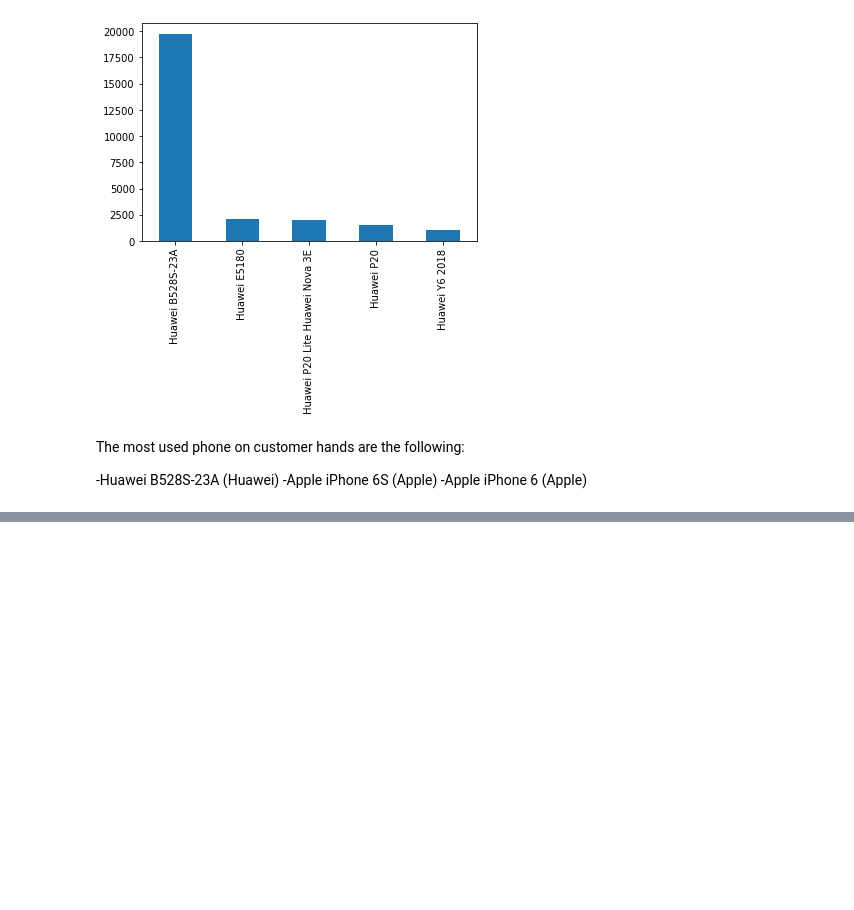
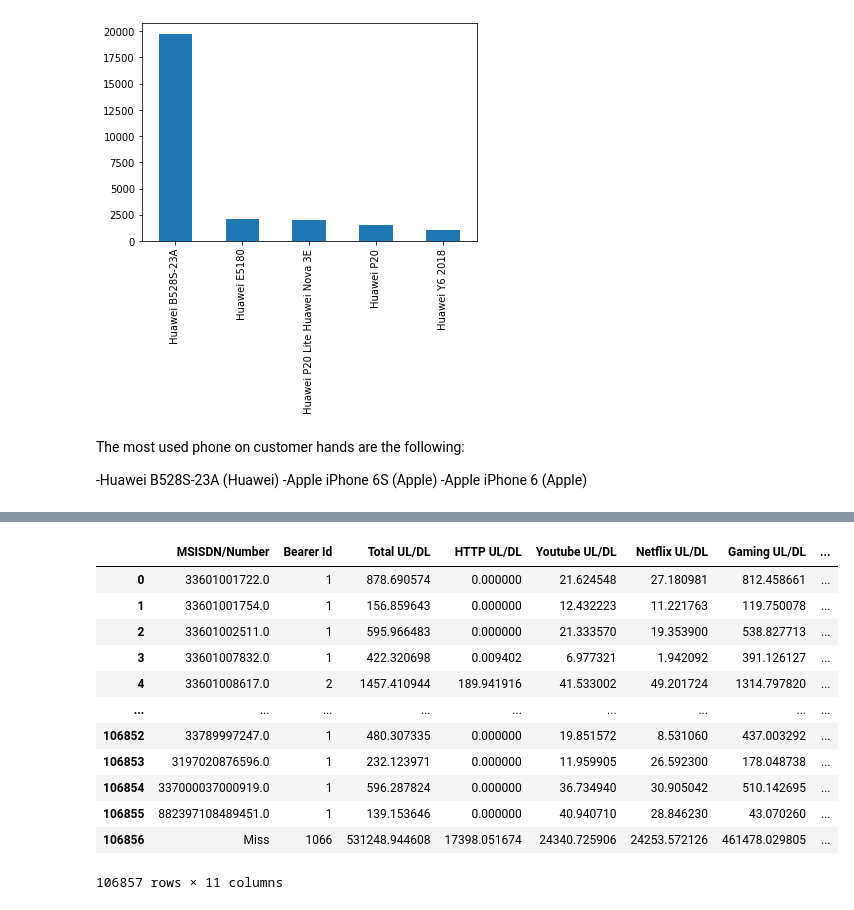
Before and after one commit to abeselomg/Telecom_user_analysis, a Jupyter notebook: notebooks/notebook.ipynb, the cells around one changed output, grey strips where cells are left out. Cells and saved outputs as stored; diff of their text form; code cells hidden in the pictures; blank space fills up the shorter version.

Commit message:
saved clean data to csv

```diff
--- a/notebooks/notebook.ipynb
+++ b/notebooks/notebook.ipynb
@@ -185,39 +185,42 @@ The most used phone on customer hands are the following:
 -Apple iPhone 6S (Apple)
 -Apple iPhone 6 (Apple)
 # %%
-teledf["Bearer Id"].fillna("Missing", inplace=True)
-teledf["MSISDN/Number"].fillna("Missing", inplace=True)
+teledf["Bearer Id"].fillna("", inplace=True)
+teledf["MSISDN/Number"].fillna("Miss", inplace=True)
 
-
-# number_of_sessions=teledf["Bearer Id"].value_counts().nlargest(10)
-# number_of_sessions
-
-
-
-
-
+teledf["MSISDN/Number"].dropna(inplace=True)
+teledf["Bearer Id"].dropna(inplace=True)
 
 teledf["Dur. (ms)"].fillna(0, inplace=True)
 teledf["Total UL (Bytes)"].fillna(0, inplace=True)
 teledf["Total DL (Bytes)"].fillna(0, inplace=True)
 
-teledf[
-    [
+clean_df=teledf[
+   [
     "MSISDN/Number",
     "Bearer Id",
     "Dur. (ms)",
     "Total UL (Bytes)",
     "Total DL (Bytes)",
+    "HTTP DL (Bytes)",
+    "HTTP UL (Bytes)",
     "Youtube DL (Bytes)",
     "Youtube UL (Bytes)",
     "Netflix DL (Bytes)",
     "Netflix UL (Bytes)",
     "Gaming DL (Bytes)",
     "Gaming UL (Bytes)",
+    "Google DL (Bytes)",
+    "Google UL (Bytes)",
+    "Email DL (Bytes)",
+    "Email UL (Bytes)",
+    "Social Media DL (Bytes)",
+    "Social Media UL (Bytes)",
     "Other DL (Bytes)",
     "Other UL (Bytes)",
 ]
-].info()
+]
+clean_df.info()
 # %% [output]
 <class 'pandas.core.frame.DataFrame'>
 RangeIndex: 150001 entries, 0 to 150000
@@ -341,0 +386,29 @@ aggregate_info
+# %%
+aggregate_info = pd.DataFrame(columns=["MSISDN/Number","Bearer Id","Total UL/DL", "HTTP UL/DL", "Youtube UL/DL", "Netflix UL/DL", "Gaming UL/DL", "Google UL/DL", "Email UL/DL", "Social Media UL/DL", "Other UL/DL"])
+aggregate_info["Total UL/DL"]=newconcat["Total UL (MB)"]+newconcat["Total DL (MB)"]
+aggregate_info["HTTP UL/DL"]=newconcat["HTTP UL (MB)"]+newconcat["HTTP DL (MB)"]
+aggregate_info["Youtube UL/DL"]=newconcat["Youtube UL (MB)"]+newconcat["Youtube DL (MB)"]
+aggregate_info["Netflix UL/DL"]=newconcat["Netflix UL (MB)"]+newconcat["Netflix DL (MB)"]
+aggregate_info["Gaming UL/DL"]=newconcat["Gaming UL (MB)"]+newconcat["Gaming DL (MB)"]
+aggregate_info["Google UL/DL"]=newconcat["Google UL (MB)"]+newconcat["Google DL (MB)"]
+aggregate_info["Email UL/DL"]=newconcat["Email UL (MB)"]+newconcat["Email DL (MB)"]
+aggregate_info["Social Media UL/DL"]=newconcat["Social Media UL (MB)"]+newconcat["Social Media DL (MB)"]
+aggregate_info["Other UL/DL"]=newconcat["Other UL (MB)"]+newconcat["Other DL (MB)"]
+aggregate_info["MSISDN/Number"] = newconcat["MSISDN/Number"]
+aggregate_info["Bearer Id"] = newconcat["Bearer Id"]
+
+aggregate_info
+# %% [output]
+|  | MSISDN/Number | Bearer Id | Total UL/DL | HTTP UL/DL | Youtube UL/DL | Netflix UL/DL | Gaming UL/DL | ... |
+| 0 | 33601001722.0 | 1 | 878.690574 | 0.000000 | 21.624548 | 27.180981 | 812.458661 | ... |
+| 1 | 33601001754.0 | 1 | 156.859643 | 0.000000 | 12.432223 | 11.221763 | 119.750078 | ... |
+| 2 | 33601002511.0 | 1 | 595.966483 | 0.000000 | 21.333570 | 19.353900 | 538.827713 | ... |
+| 3 | 33601007832.0 | 1 | 422.320698 | 0.009402 | 6.977321 | 1.942092 | 391.126127 | ... |
+| 4 | 33601008617.0 | 2 | 1457.410944 | 189.941916 | 41.533002 | 49.201724 | 1314.797820 | ... |
+| ... | ... | ... | ... | ... | ... | ... | ... | ... |
+| 106852 | 33789997247.0 | 1 | 480.307335 | 0.000000 | 19.851572 | 8.531060 | 437.003292 | ... |
+| 106853 | 3197020876596.0 | 1 | 232.123971 | 0.000000 | 11.959905 | 26.592300 | 178.048738 | ... |
+| 106854 | 337000037000919.0 | 1 | 596.287824 | 0.000000 | 36.734940 | 30.905042 | 510.142695 | ... |
+| 106855 | 882397108489451.0 | 1 | 139.153646 | 0.000000 | 40.940710 | 28.846230 | 43.070260 | ... |
+| 106856 | Miss | 1066 | 531248.944608 | 17398.051674 | 24340.725906 | 24253.572126 | 461478.029805 | ... |
+106857 rows × 11 columns
```
Also changed, not shown: parts of 12 cells of this notebook.
